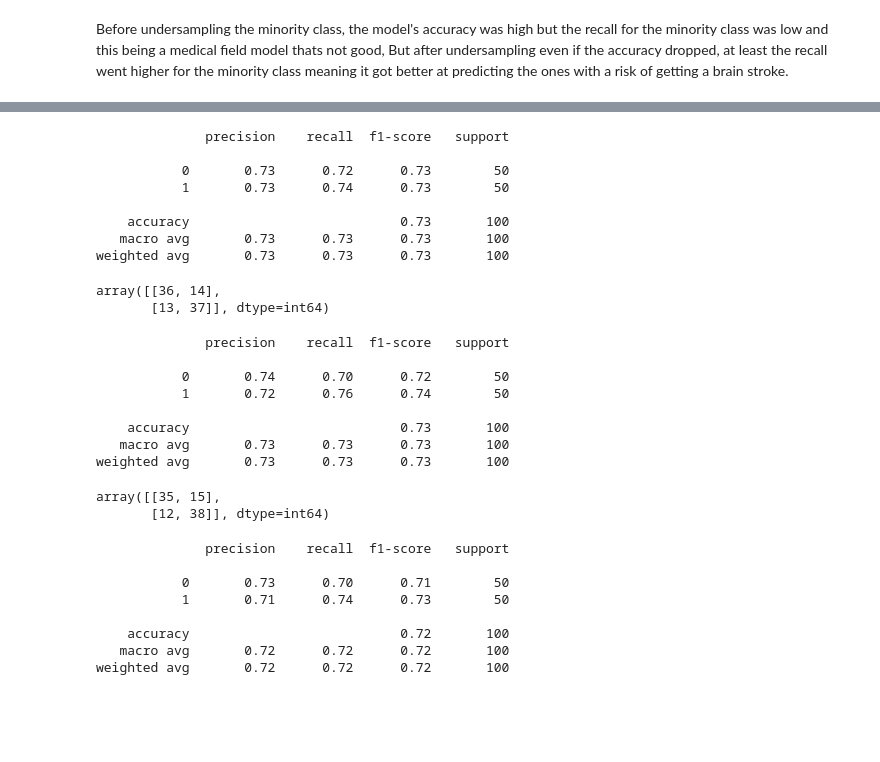
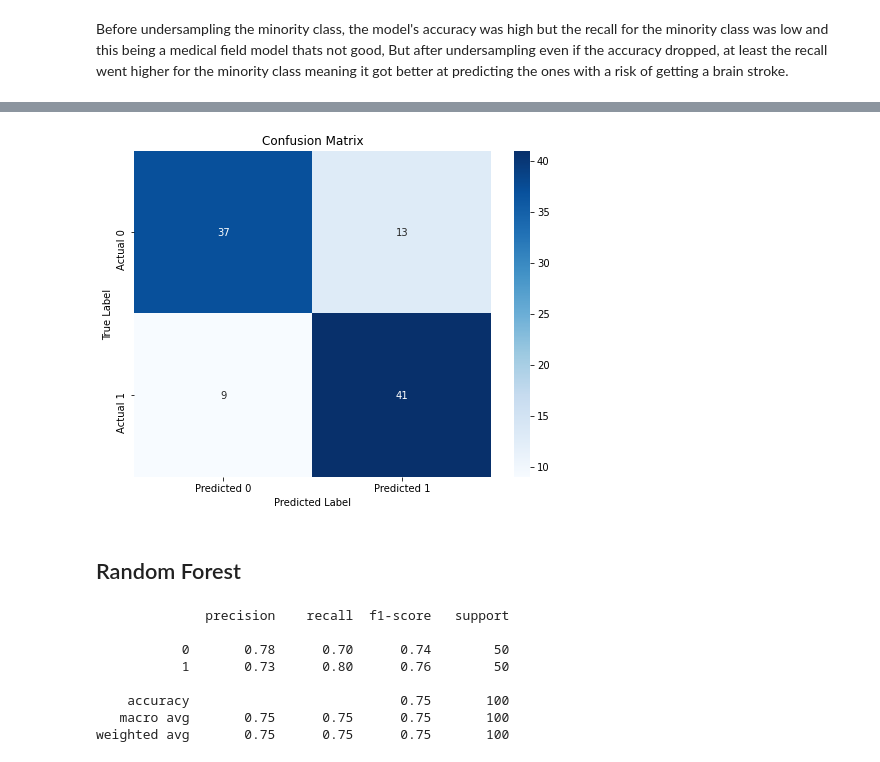
Before and after one commit to Annbellah/Brain_Stroke_Model, a Jupyter notebook: Brain_Stroke.ipynb, the cells around one changed output, grey strips where cells are left out. Cells and saved outputs as stored; diff of their text form; code cells hidden in the pictures; blank space fills up the shorter version.

```diff
--- a/Brain_Stroke.ipynb
+++ b/Brain_Stroke.ipynb
@@ -311,0 +344,6 @@ Before undersampling the minority class, the model's accuracy was high but the r
+# %%
+model = KNeighborsClassifier(n_neighbors=3)
+Knn = model.fit(X_train,y_train)
+y_pred_knn = Knn.predict(X_test)
+
+print(classification_report(y_test,y_pred_knn))
@@ -312,57 +359,29 @@ Before undersampling the minority class, the model's accuracy was high but the r
+# %%
+conf_matrix = confusion_matrix(y_test, y_pred_knn)
+
+# Plot the confusion matrix
+plt.figure(figsize=(8, 6))
+sns.heatmap(conf_matrix, annot=True, fmt='d', cmap='Blues', xticklabels=['Predicted 0', 'Predicted 1'], yticklabels=['Actual 0', 'Actual 1'])
+plt.xlabel('Predicted Label')
+plt.ylabel('True Label')
+plt.title('Confusion Matrix')
+plt.show()
+# %% [output]
+[figure, added]
+# %% [markdown]
+## Random Forest
 # %%
-NaiveBayes=GaussianNB()
-model = NaiveBayes.fit(X_train,y_train)
-y_pred_GNB=model.predict(X_test)
+rand = RandomForestClassifier(n_estimators=20,criterion="entropy")
+model = rand.fit(X_train,y_train)
+y_pred_rand = model.predict(X_test)
 
-print(classification_report(y_test, y_pred_GNB))
+print(classification_report(y_test, y_pred_rand))
 # %% [output]
               precision    recall  f1-score   support
 
-           0       0.73      0.72      0.73        50
-           1       0.73      0.74      0.73        50
+           0       0.78      0.70      0.74        50
+           1       0.73      0.80      0.76        50
 
-    accuracy                           0.73       100
-   macro avg       0.73      0.73      0.73       100
-weighted avg       0.73      0.73      0.73       100
+    accuracy                           0.75       100
+   macro avg       0.75      0.75      0.75       100
+weighted avg       0.75      0.75      0.75       100
-# %%
-conf_matrix = confusion_matrix(y_test, y_pred_GNB)
-conf_matrix
-# %% [output]
-array([[36, 14],
-       [13, 37]], dtype=int64)
-# %%
-rand_clf = RandomForestClassifier(n_estimators=20,criterion="entropy")
-model = rand_clf.fit(X_train,y_train)
-y_pred_clf = model.predict(X_test)
-
-print(classification_report(y_test, y_pred_clf))
-# %% [output]
-              precision    recall  f1-score   support
-
-           0       0.74      0.70      0.72        50
-           1       0.72      0.76      0.74        50
-
-    accuracy                           0.73       100
-   macro avg       0.73      0.73      0.73       100
-weighted avg       0.73      0.73      0.73       100
-# %%
-conf_matrix = confusion_matrix(y_test, y_pred_clf)
-conf_matrix
-# %% [output]
-array([[35, 15],
-       [12, 38]], dtype=int64)
-# %%
-model = DecisionTreeClassifier(criterion='gini',random_state=3,max_depth=5)
-dec_clf = model.fit(X_train,y_train)
-y_pred_dec = dec_clf.predict(X_test)
-
-print(classification_report(y_test, y_pred_dec))
-# %% [output]
-              precision    recall  f1-score   support
-
-           0       0.73      0.70      0.71        50
-           1       0.71      0.74      0.73        50
-
-    accuracy                           0.72       100
-   macro avg       0.72      0.72      0.72       100
-weighted avg       0.72      0.72      0.72       100
```
Also changed, not shown: parts of 18 cells of this notebook.
